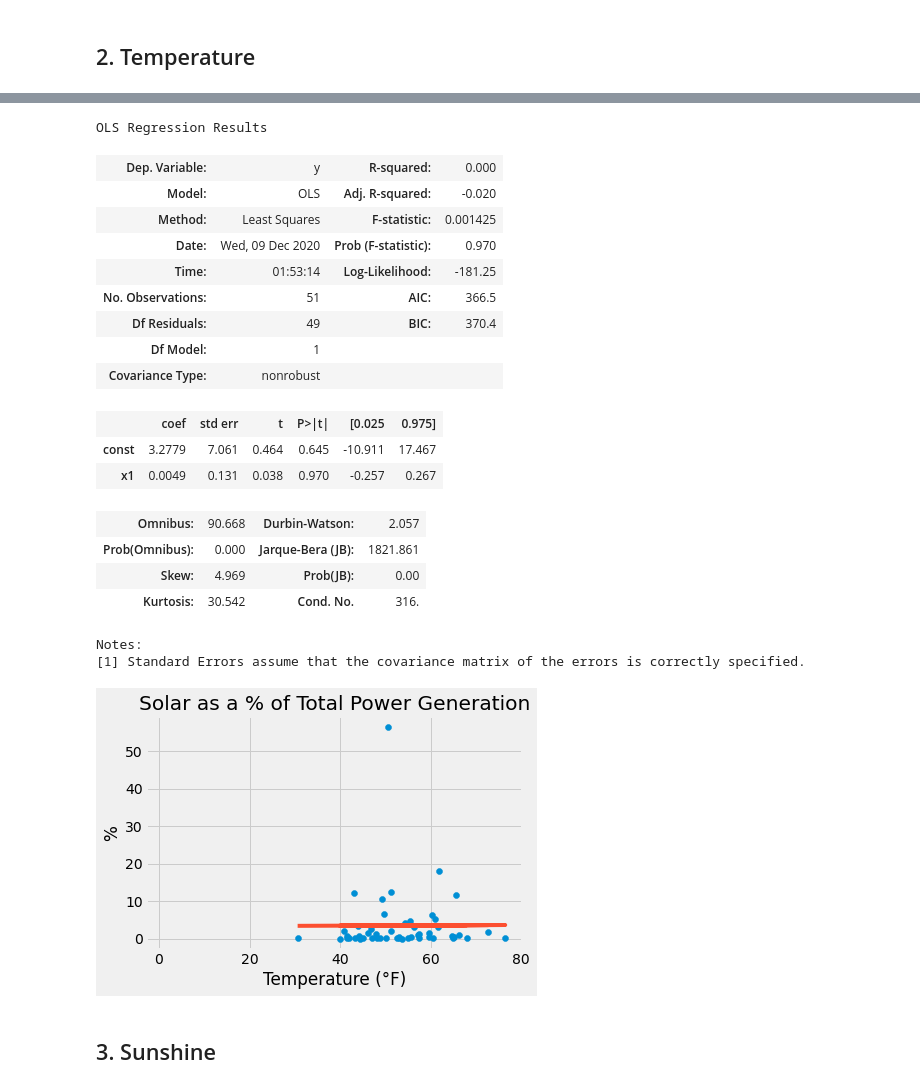
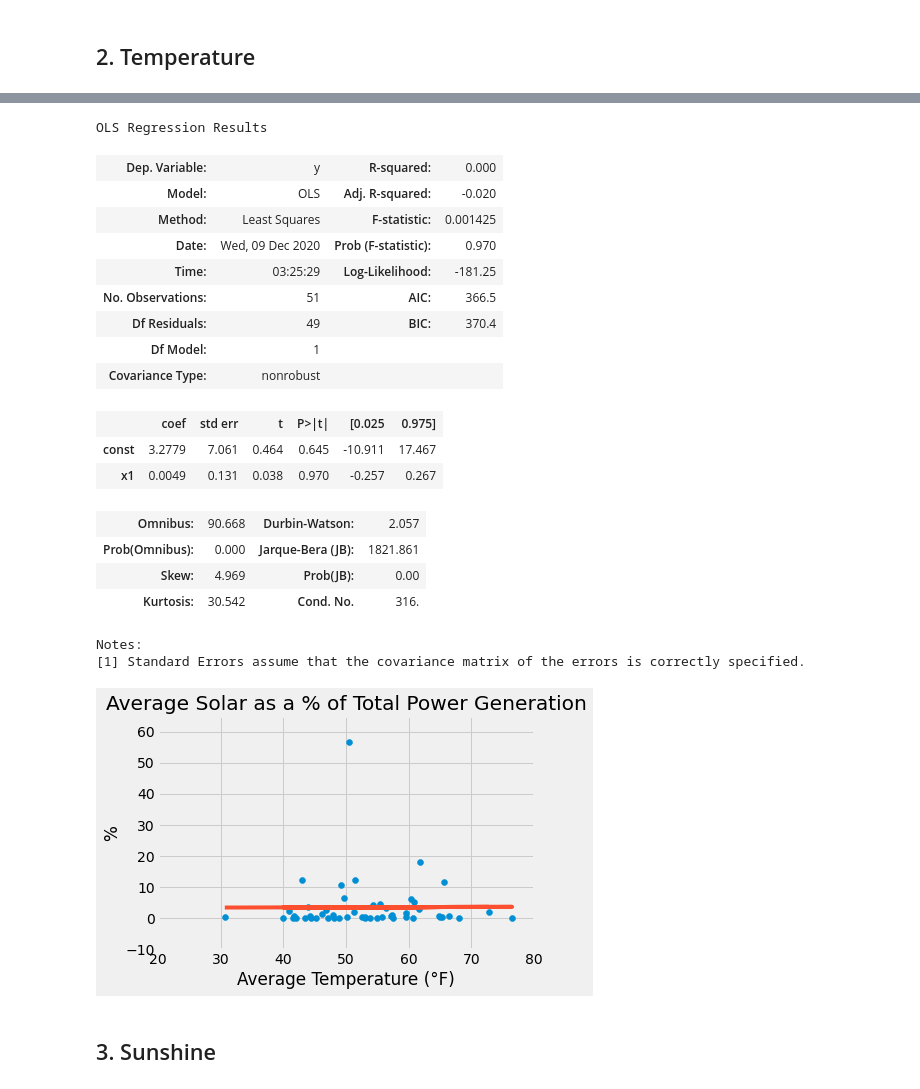
Before and after one commit to jamesyoung4/finalproj118, a Jupyter notebook: finalproj118 - AT JY LD SK.ipynb, the cells around one changed output, grey strips where cells are left out. Drawn from its saved outputs; the diff is of its cells as text; code cells hidden in the pictures.

```diff
--- a/finalproj118 - AT JY LD SK.ipynb
+++ b/finalproj118 - AT JY LD SK.ipynb
@@ -38,10 +65,10 @@ incometab = Table.read_table("https://raw.githubusercontent.com/jamesyoung4/fina
 # %%
-regtable = Table().with_columns('x',temptab.column('AVG'),
+regtable1 = Table().with_columns('x',incometab.column('AVG'),
                                'y', solartab.column('AVG'))
 # %%
-x = regtable.column('x').reshape((-1, 1))
-y = regtable.column('y')
+x = regtable1.column('x').reshape((-1, 1))
+y = regtable1.column('y')
 x = sm.add_constant(x)
-avgtempmodel = sm.OLS(y, x)
-results = avgtempmodel.fit()
+avgincmodel = sm.OLS(y, x)
+results = avgincmodel.fit()
 results.summary()
@@ -67,11 +127,11 @@ tempmap.show()
 # %% [output]
 [interactive output not drawn]
 # %%
-regtable = Table().with_columns('x',temptab.column('AVG'),
+regtable2 = Table().with_columns('x',temptab.column('AVG'),
                                'y', solartab.column('AVG'))
 # %%
-x = regtable.column('x').reshape((-1, 1))
-y = regtable.column('y')
+x = regtable2.column('x').reshape((-1, 1))
+y = regtable2.column('y')
 x = sm.add_constant(x)
 avgtempmodel = sm.OLS(y, x)
 results = avgtempmodel.fit()
@@ -82,7 +142,7 @@ OLS Regression Results
 | Model: | OLS | Adj. R-squared: | -0.020 |
 | Method: | Least Squares | F-statistic: | 0.001425 |
 | Date: | Wed, 09 Dec 2020 | Prob (F-statistic): | 0.970 |
-| Time: | 01:53:14 | Log-Likelihood: | -181.25 |
+| Time: | 03:25:29 | Log-Likelihood: | -181.25 |
 | No. Observations: | 51 | AIC: | 366.5 |
 | Df Residuals: | 49 | BIC: | 370.4 |
 | Df Model: | 1 |  |  |
@@ -97,14 +157,16 @@ OLS Regression Results
 Notes:
 [1] Standard Errors assume that the covariance matrix of the errors is correctly specified.
 # %%
-plots.scatter(regtable.column('x'),y)
+plots.scatter(regtable2.column('x'),y)
 plots.plot(x, 3.2779 + 0.0049 * x, '-')
-plots.xlabel("Temperature (°F)")
+plots.xlabel("Average Temperature (°F)")
 plots.ylabel("%")
-plots.title("Solar as a % of Total Power Generation")
+plots.title("Average Solar as a % of Total Power Generation")
+plots.xlim(20,80)
+plots.ylim(-10,65)
 plots.show()
 # %% [output]
-[figure, old version]
+[figure, new version]
 # %% [markdown]
 ## 3. Sunshine
 # %%
```
Also changed, not shown: parts of 6 cells of this notebook.
